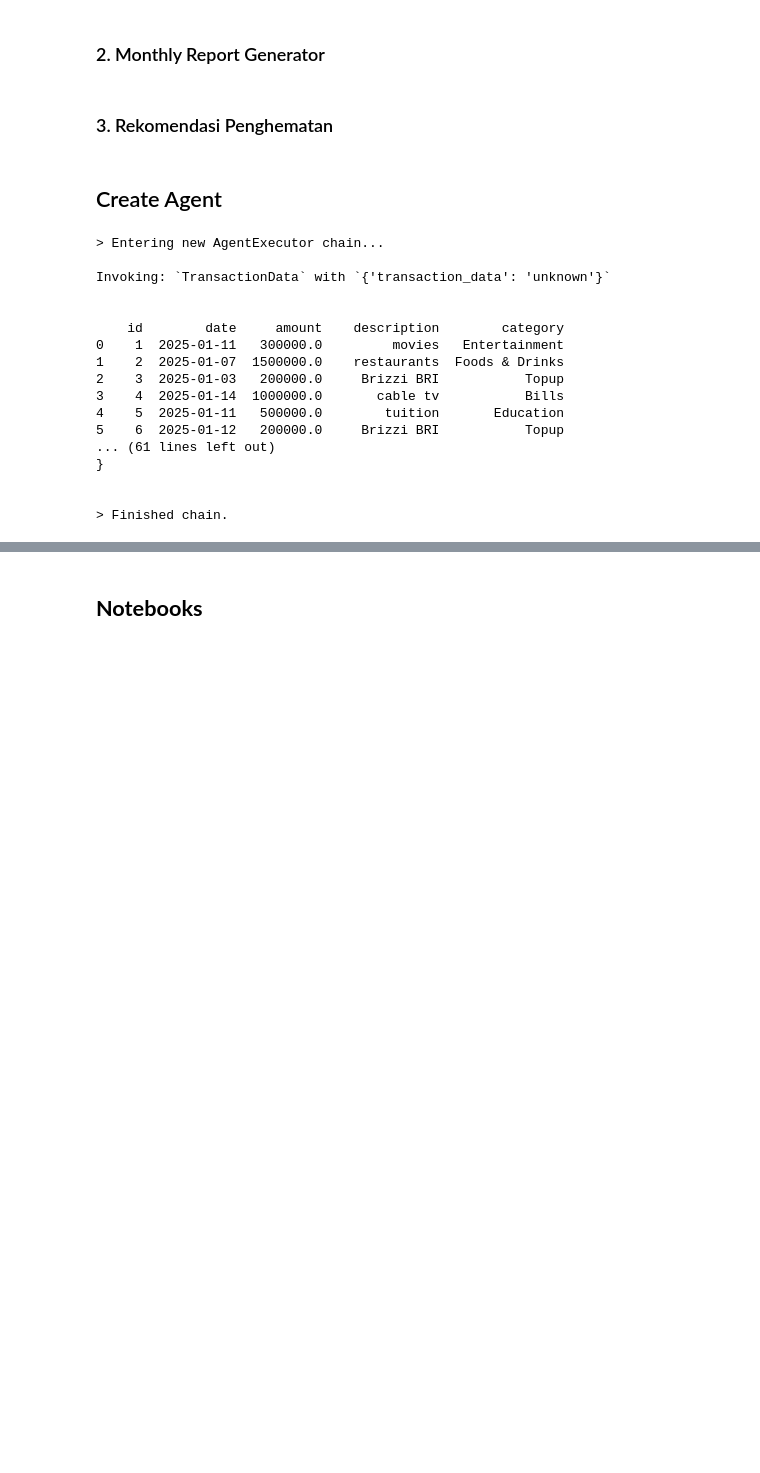
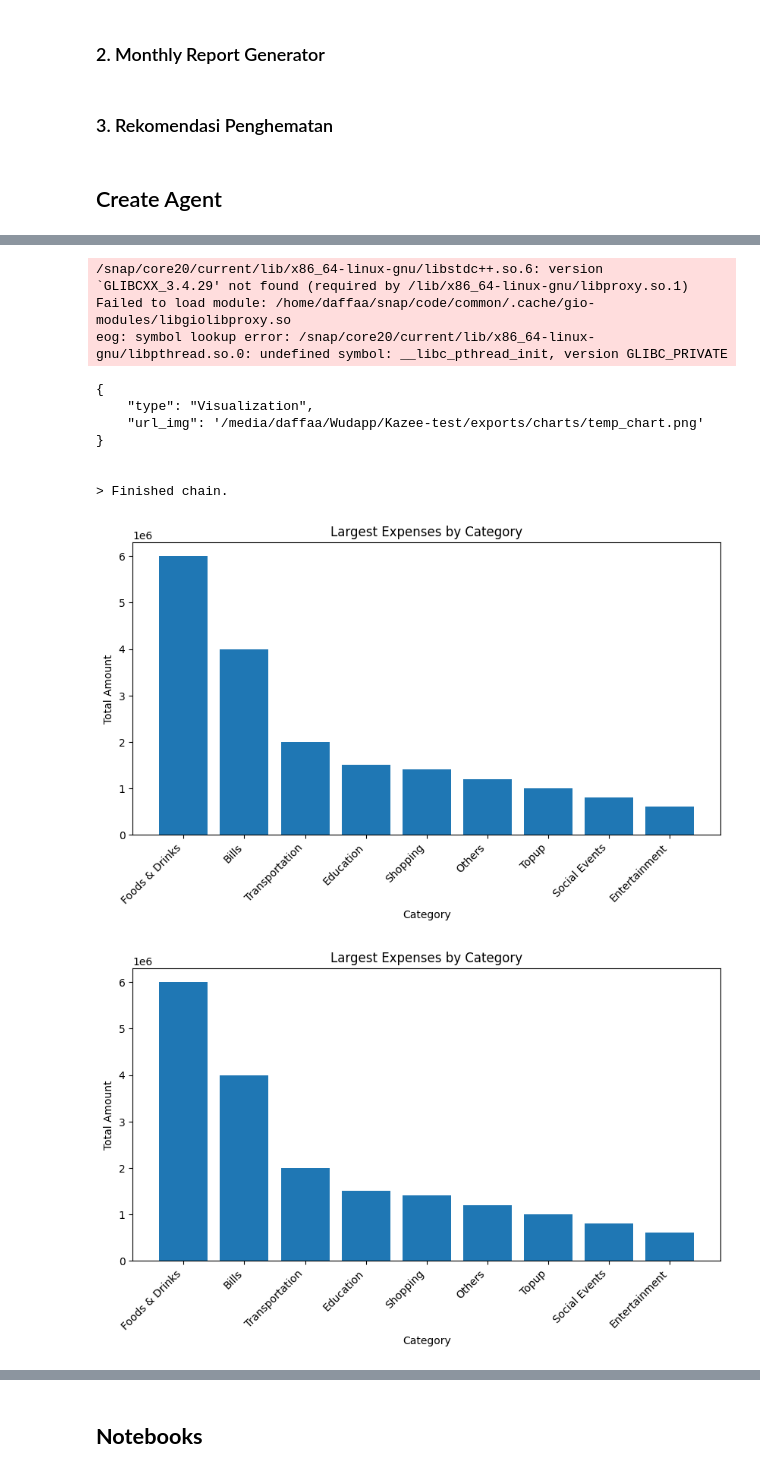
Before and after one commit to daaffalbari/finance-assistant, a Jupyter notebook: notebook.ipynb, the cells around one changed output, grey strips where cells are left out. Saved outputs shown, nothing was run; the diff lists cells and outputs as text; code cells hidden in the pictures; blank space fills up the shorter version.

```diff
--- a/notebook.ipynb
+++ b/notebook.ipynb
@@ -585,14 +593,14 @@ def monthly_report(transaction_data: str, user_interaction: str) -> str:
 # %% [markdown]
 ### 3. Rekomendasi Penghematan
 # %%
-def recomendation_savings(transaction_data: str, struk_belanja: str, user_interaction: str) -> str:
+def recomendation_savings(transaction_data: str, user_interaction: str) -> str:
     """Generate recommendation savings from the transaction data or struk belanja"""
     messages = [
         (
             "system",
             "You are a helpfull assistant that can help to generate recommendation savings from the transaction data or struk belanja"
         ),
-        ('human', f'Transaction Data: {transaction_data}\nStruk Belanja: {struk_belanja}\nUser Instruction: {user_interaction}'),
+        ('human', f'Transaction Data: {transaction_data}\nUser Instruction: {user_interaction}'),
     ]
 
     response = llm.invoke(messages)
@@ -610,7 +618,7 @@ from langchain.tools import StructuredTool
 tool_strukbelanja_information = create_retriever_tool(
     retriever=reciept_retriever,
     name='StrukBelanjaRetriever',
-    description='Retrieve information about the shopping receipt/struk belanja with user instruction/input'
+    description='get information about the shopping receipt/struk belanja with user instruction/input'
 )
 
 tool_transaction_data = Tool(
@@ -619,13 +627,13 @@ tool_transaction_data = Tool(
     description='Get the user transaction data'
 )
 
-tool_monthly_report = StructuredTool.from_function(
+tool_monthly_report = Tool(
     name='MonthlyReport',
     func=monthly_report,
     description='Generate monthly report from the transactions data'
 )
 
-tool_recomendation_savings = StructuredTool.from_function(
+tool_recomendation_savings = Tool(
     name='RecommendationSavings',
     description='Generate recommendation savings from the transaction data or struk belanja based on user interaction',
     func=recomendation_savings,
@@ -636,13 +644,20 @@ tool_date_time = Tool(
     func=current_datetime_tool,
     description='Return the current date and time'
 )
+
+tool_visualization = Tool(
+    name='VisualizationTool',
+    func=visualization_tools,
+    description='Generate visualization from transaction data'
+)
 # %%
 tools = [
     tool_strukbelanja_information,
     tool_date_time,
     tool_transaction_data,
     tool_monthly_report,
-    tool_recomendation_savings
+    tool_recomendation_savings,
+    tool_visualization
 ]
 # %% [markdown]
 ## Create Agent
@@ -673,30 +697,13 @@ prompt = ChatPromptTemplate.from_messages(
 # %%
 from langchain.agents import create_tool_calling_agent, AgentExecutor, create_react_agent
 
-agent = create_react_agent(
+agent = create_tool_calling_agent(
     llm, tools=tools, prompt=prompt
 )
 
 agent_executor = AgentExecutor(agent=agent, tools=tools, verbose=True)
-# %%
-response = agent_executor.invoke({
-    'input': 'Analisis transksi saya, dan berikan pengeh'
-})
-# %% [output]
-> Entering new AgentExecutor chain...
-
-Invoking: `TransactionData` with `{'transaction_data': 'unknown'}`
-
-
-    id        date     amount    description        category
-0    1  2025-01-11   300000.0         movies   Entertainment
-1    2  2025-01-07  1500000.0    restaurants  Foods & Drinks
-2    3  2025-01-03   200000.0     Brizzi BRI           Topup
-3    4  2025-01-14  1000000.0       cable tv           Bills
-4    5  2025-01-11   500000.0        tuition       Education
-5    6  2025-01-12   200000.0     Brizzi BRI           Topup
-... (61 lines left out)
-}
-
-
-> Finished chain.
+# %%
+response = agent_executor.invoke({
+    'input': 'buakan visualisasi pengeluaran terbesar berdasarkan kategori pada transaksi saya',
+})
+# %% [output]
@@ -703,3 +716,15 @@ Invoking: `TransactionData` with `{'transaction_data': 'unknown'}`
+/snap/core20/current/lib/x86_64-linux-gnu/libstdc++.so.6: version `GLIBCXX_3.4.29' not found (required by /lib/x86_64-linux-gnu/libproxy.so.1)
+Failed to load module: /home/daffaa/snap/code/common/.cache/gio-modules/libgiolibproxy.so
+eog: symbol lookup error: /snap/core20/current/lib/x86_64-linux-gnu/libpthread.so.0: undefined symbol: __libc_pthread_init, version GLIBC_PRIVATE
+{
+    "type": "Visualization",
+    "url_img": '/media/daffaa/Wudapp/Kazee-test/exports/charts/temp_chart.png'
+}
+
+
+> Finished chain.
+[figure, added]
+[figure, added]
 # %%
 display(response['output'])
 # %% [output]
```
Also changed, not shown: parts of 40 cells of this notebook, 17 other files.
